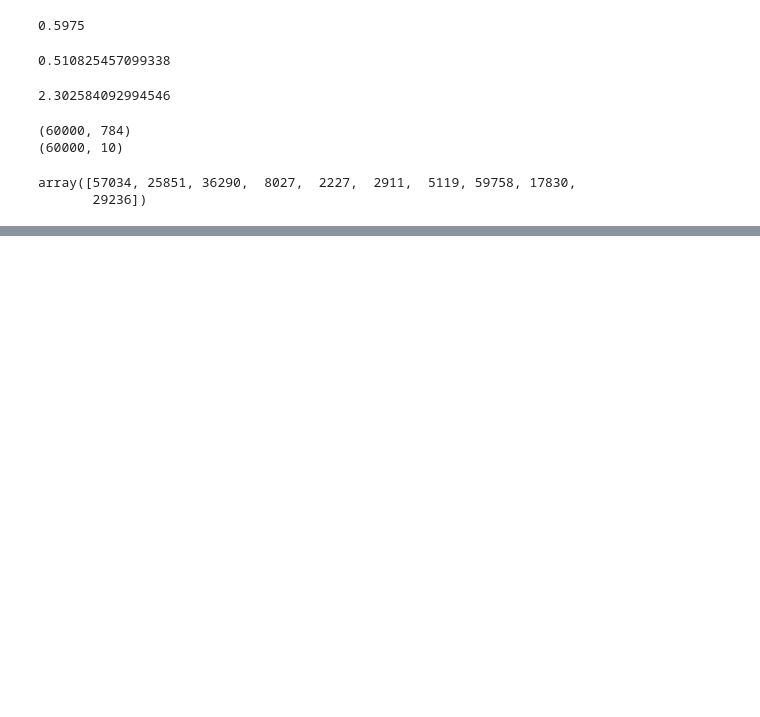
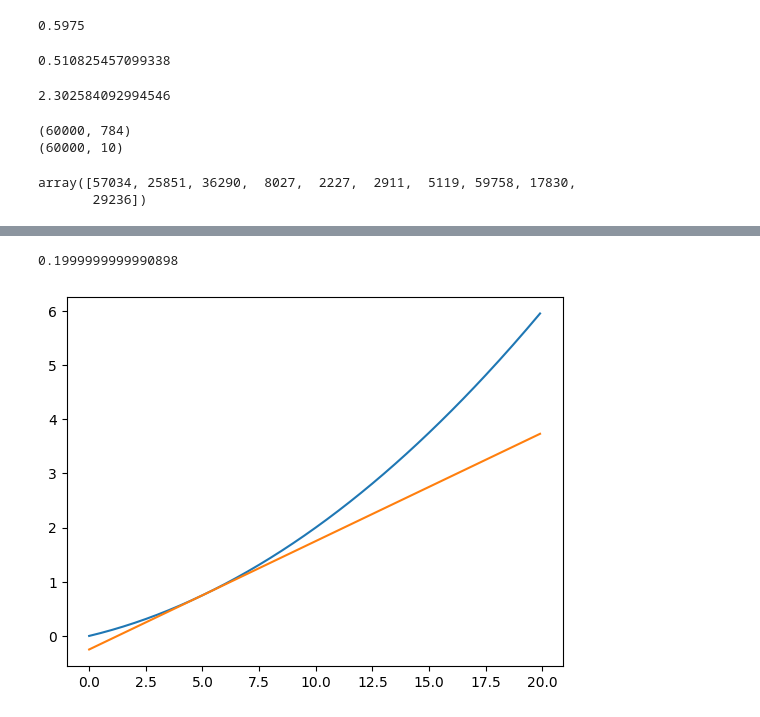
Before and after one commit to woo320/DeepLearning, a Jupyter notebook: ch4/ch4.ipynb, the cells around one changed output, grey strips where cells are left out. Saved outputs shown, nothing was run; the diff lists cells and outputs as text; code cells hidden in the pictures; blank space fills up the shorter version.

```diff
--- a/ch4/ch4.ipynb
+++ b/ch4/ch4.ipynb
@@ -67,0 +115,20 @@ def cross_entropy_error(y, t):
+# %%
+# 접선 함수
+
+def tangent_line(f, x):
+    d = numerical_diff(f, x)
+    print(d)
+    y = f(x) - d*x
+    return lambda t: d*t + y
+# %%
+# 5일 때의 접선
+
+tf = tangent_line(function_1, 5)
+y2 = tf(x)
+
+plt.plot(x, y)
+plt.plot(x, y2)
+plt.show()
+# %% [output]
+0.1999999999990898
+[figure, added]
```
Also changed, not shown: parts of 23 cells of this notebook.
